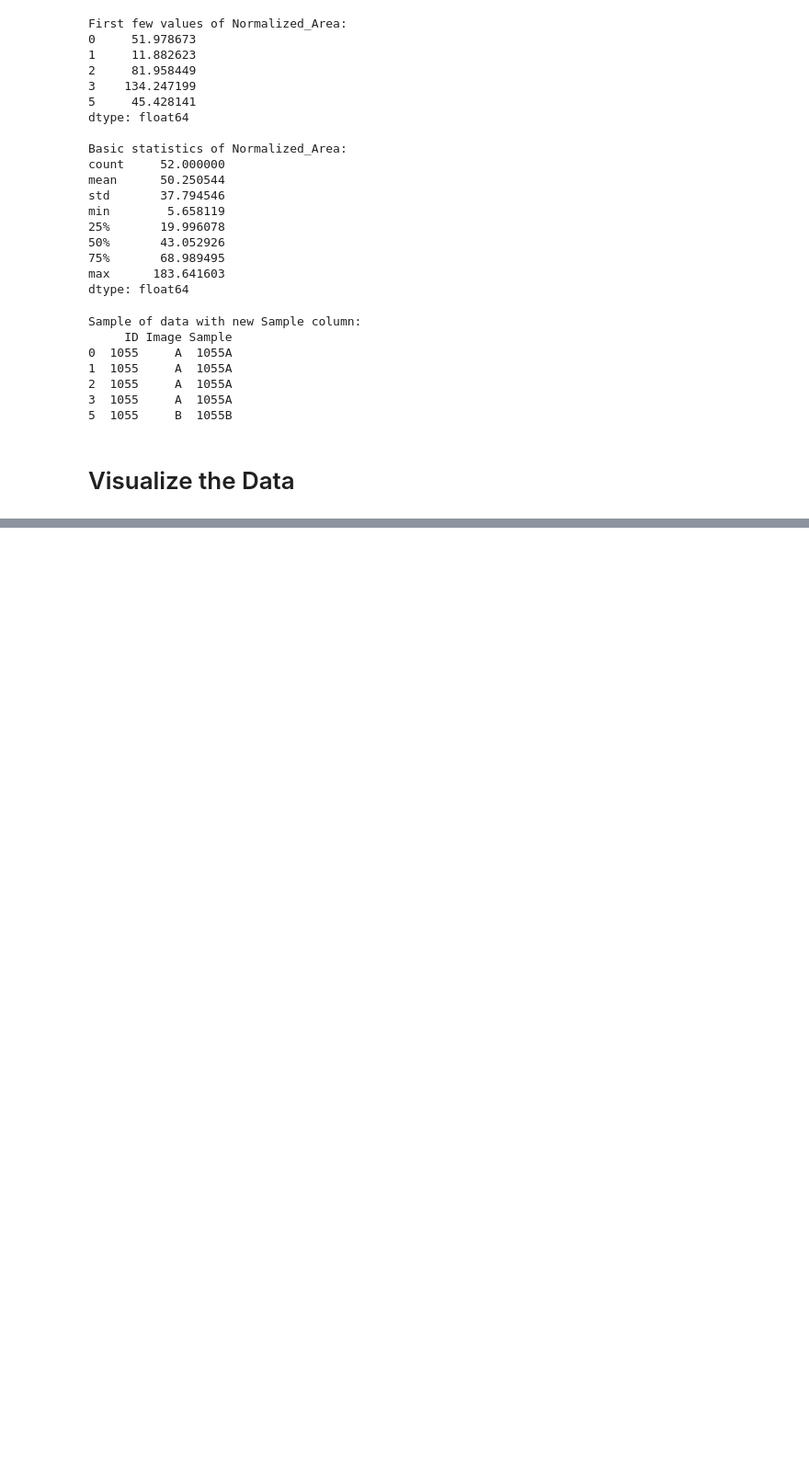
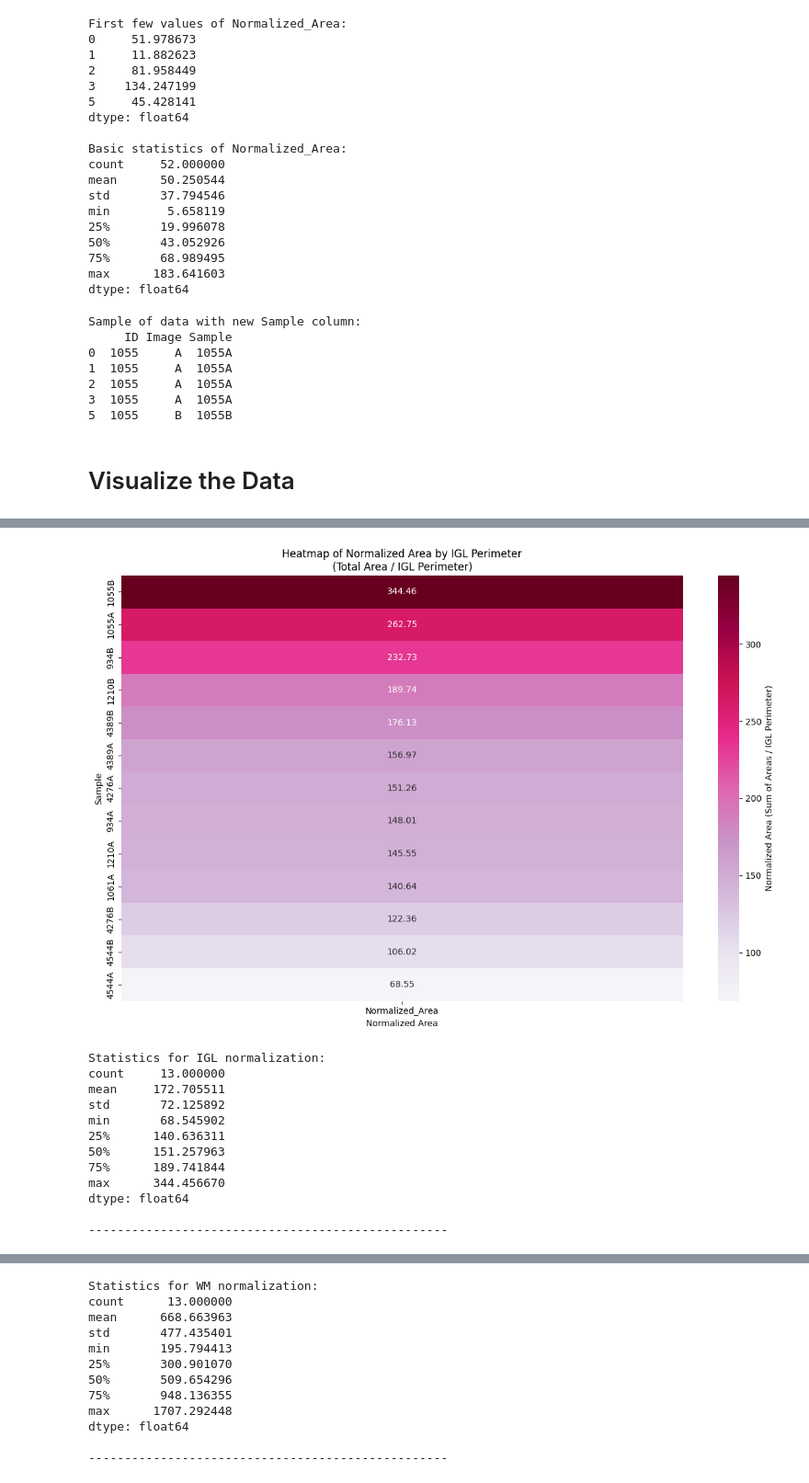
Before and after one commit to robinson-vidva/shared-projects, a Jupyter notebook: Preprocessing_Plots.ipynb, the cells around one changed output, grey strips where cells are left out. Shown at 92% size. Cells and saved outputs as stored; diff of their text form; code cells hidden in the pictures; blank space fills up the shorter version.

```diff
--- a/Preprocessing_Plots.ipynb
+++ b/Preprocessing_Plots.ipynb
@@ -223,0 +262,63 @@ print()
+# %%
+# Create normalizations and heatmaps for IGL, WM, and EGL
+for layer, color_scheme in zip(['IGL', 'WM', 'EGL'], ['PuRd', 'BuGn', 'YlGnBu']):
+    # Get perimeter values for the specific layer
+    layer_data = df[df['Classification'] == layer]
+    if len(layer_data) == 0:
+        print(f"No data found with Classification '{layer}'. Please check the classification values.")
+        continue
+
+    # Get perimeter for the layer classification
+    layer_perimeters = layer_data.groupby('Sample')['Perimeter'].first()
+
+    # Calculate sum of areas for each Sample
+    total_areas = df.groupby('Sample')['Area'].sum()
+
+    # Make sure we only use samples that have both total area and layer perimeter
+    common_samples = layer_perimeters.index.intersection(total_areas.index)
+
+    # Create the normalized values by dividing total areas by layer perimeters
+    Layer_Normalized = total_areas[common_samples] / layer_perimeters[common_samples]
+
+    # Create figure
+    plt.figure(figsize=(12, 8))
+
+    # Convert to DataFrame and sort
+    heatmap_data = Layer_Normalized.to_frame(name='Normalized_Area').sort_values('Normalized_Area', ascending=False)
+
+    # Create heatmap
+    sns.heatmap(heatmap_data,
+                cmap=color_scheme,
+                annot=True,
+                fmt='.2f',
+                cbar_kws={'label': f'Normalized Area (Sum of Areas / {layer} Perimeter)'})
+
+    # Customize the plot
+    plt.title(f'Heatmap of Normalized Area by {layer} Perimeter\n(Total Area / {layer} Perimeter)')
+    plt.xlabel('Normalized Area')
+    plt.ylabel('Sample')
+
+    # Adjust layout
+    plt.tight_layout()
+
+    # Show plot
+    plt.show()
+
+    # Print statistics
+    print(f"\nStatistics for {layer} normalization:")
+    print(Layer_Normalized.describe())
+    print('\n' + '-'*50 + '\n')
+# %% [output]
+[figure, added]
+Statistics for IGL normalization:
+count     13.000000
+mean     172.705511
+std       72.125892
+min       68.545902
+25%      140.636311
+50%      151.257963
+75%      189.741844
+max      344.456670
+dtype: float64
+
+--------------------------------------------------
@@ -223,0 +326,12 @@ print()
+Statistics for WM normalization:
+count      13.000000
+mean      668.663963
+std       477.435401
+min       195.794413
+25%       300.901070
+50%       509.654296
+75%       948.136355
+max      1707.292448
+dtype: float64
+
+--------------------------------------------------
```
Also changed, not shown: parts of 5 cells of this notebook.
